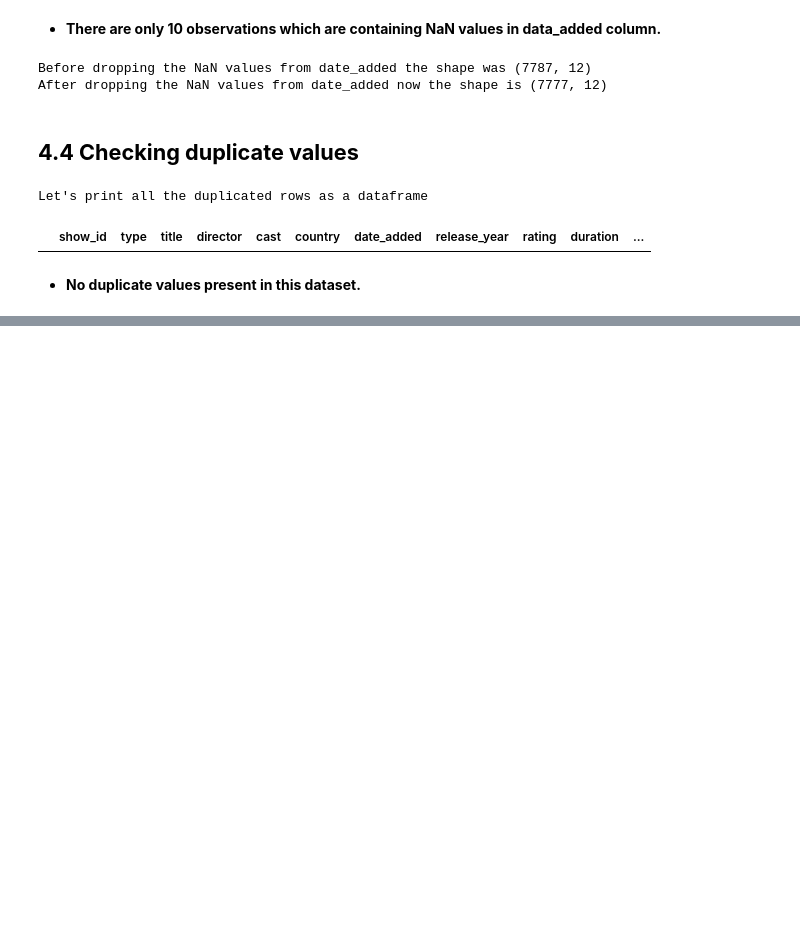
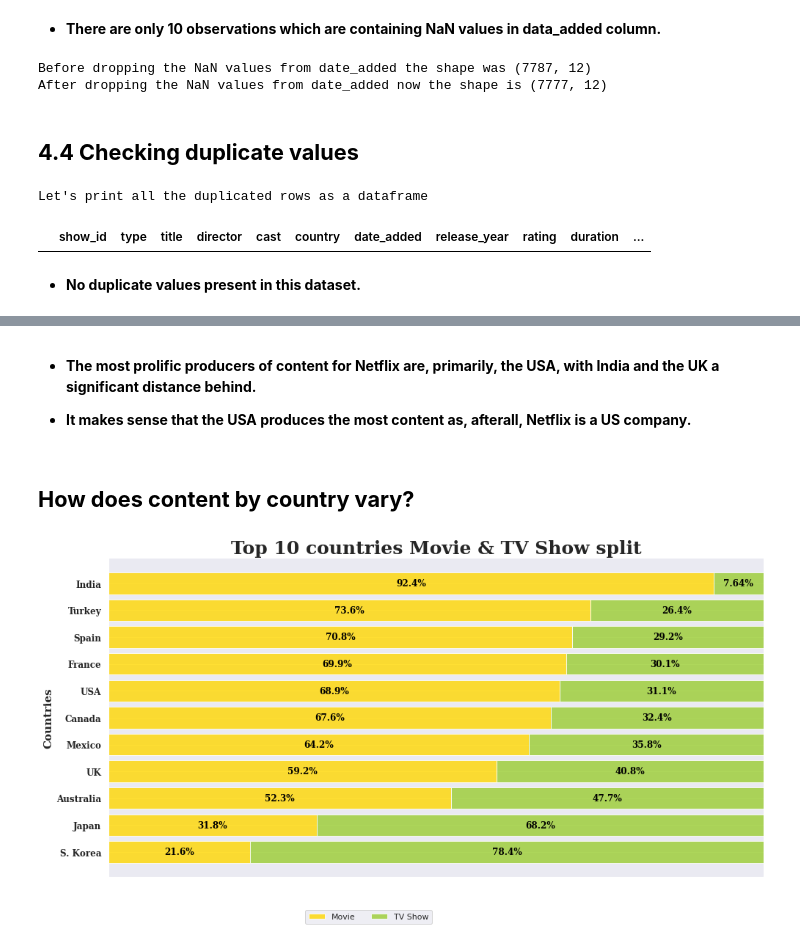
Before and after one commit to priyankashinde-DS/Capstone_project-Netflix_Movies-TV_Shows, a Jupyter notebook: NETFLIX_MOVIES_AND_TV_SHOWS_CLUSTERING.ipynb, the cells around one changed output, grey strips where cells are left out. Drawn from its saved outputs; the diff is of its cells as text; code cells hidden in the pictures; blank space fills up the shorter version.

```diff
--- a/NETFLIX_MOVIES_AND_TV_SHOWS_CLUSTERING.ipynb
+++ b/NETFLIX_MOVIES_AND_TV_SHOWS_CLUSTERING.ipynb
@@ -204,0 +440,49 @@ Let's print all the duplicated rows as a dataframe
+# %% [markdown]
+* **The most prolific producers of
+content for Netflix are, primarily,
+the USA, with India and the UK
+a significant distance behind.**
+
+* **It makes sense that the USA produces
+the most content as, afterall,
+Netflix is a US company.**
+# %% [markdown]
+## **How does content by country vary?**
+# %%
+country_order = netflix_df['first_country'].value_counts()[:11].index
+data_q2q3 = netflix_df[['type', 'first_country']].groupby('first_country')['type'].value_counts().unstack().loc[country_order]
+data_q2q3['sum'] = data_q2q3.sum(axis=1)
+data_q2q3_ratio = (data_q2q3.T / data_q2q3['sum']).T[['Movie', 'TV Show']].sort_values(by='Movie',ascending=False)[::-1]
+
+
+###
+fig, ax = plt.subplots(1,1,figsize=(16, 8),)
+
+ax.barh(data_q2q3_ratio.index, data_q2q3_ratio['Movie'],
+        color='gold', alpha=0.8, label='Movie')
+ax.barh(data_q2q3_ratio.index, data_q2q3_ratio['TV Show'], left=data_q2q3_ratio['Movie'],
+        color='yellowgreen', alpha=0.8, label='TV Show')
+
+
+ax.set_xlim(0, 1)
+ax.set_xticks([])
+ax.set_yticklabels(data_q2q3_ratio.index, fontweight='bold', fontfamily='serif',fontsize=12)
+ax.set_title('Top 10 countries Movie & TV Show split', fontsize=25, fontweight='bold', fontfamily='serif')
+plt.ylabel('Countries',fontweight='bold', fontfamily='serif',fontsize=15)
+ax.legend(loc='best', ncol=3 ,bbox_to_anchor=(0.5, -0.09))
+
+
+# movie percentage
+for i in data_q2q3_ratio.index:
+    ax.annotate(f"{data_q2q3_ratio['Movie'][i]*100:.3}%",
+                   xy=(data_q2q3_ratio['Movie'][i]/2, i),
+                   va = 'center', ha='center',fontsize=12, fontweight='bold', fontfamily='serif',
+                   color='black')
+# tv show percentage
+for i in data_q2q3_ratio.index:
+    ax.annotate(f"{data_q2q3_ratio['TV Show'][i]*100:.3}%",
+                   xy=(data_q2q3_ratio['Movie'][i]+data_q2q3_ratio['TV Show'][i]/2, i),
+                   va = 'center', ha='center',fontsize=12, fontweight='bold', fontfamily='serif',
+                   color='black')
+# %% [output]
+[figure, added]
```
Also changed, not shown: parts of 86 cells of this notebook.
